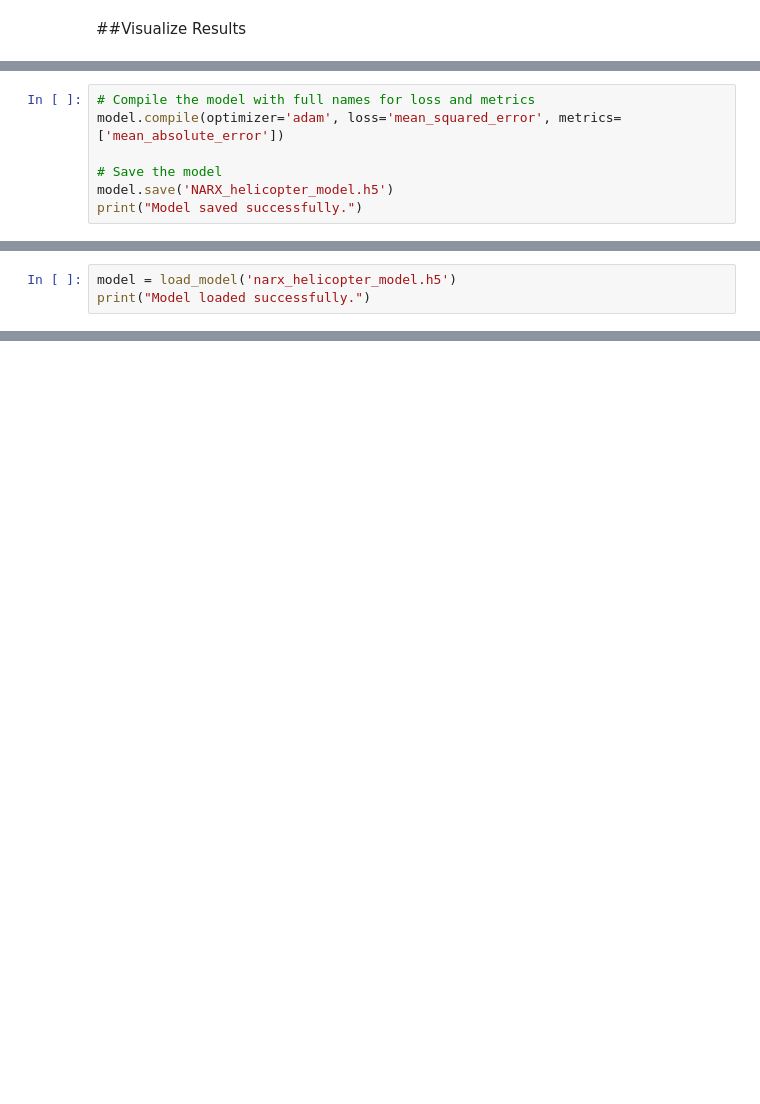
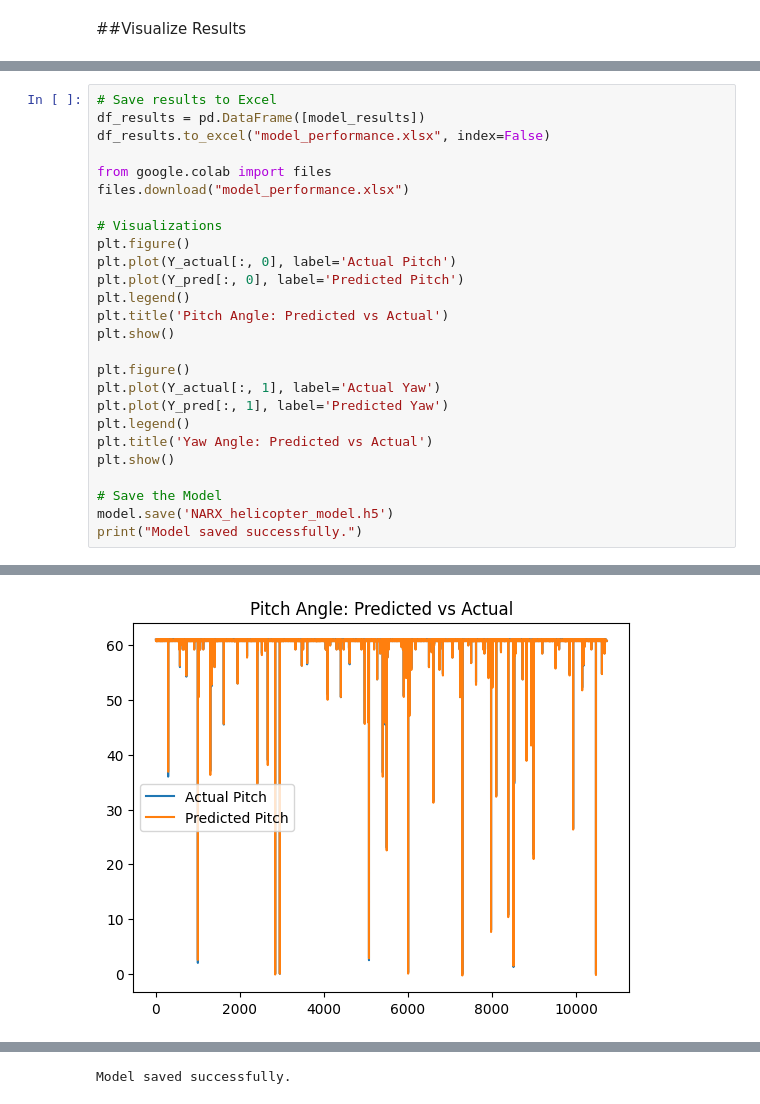
Before and after one commit to Ahmed-Magdi1/2DOF-Helicopter-NARX, a Jupyter notebook: NARX.ipynb, the cells around one changed output, grey strips where cells are left out. Drawn from its saved outputs; the diff is of its cells as text; blank space fills up the shorter version.

Commit message:
performance model

```diff
--- a/NARX.ipynb
+++ b/NARX.ipynb
@@ -213,8 +175 @@ plt.show()
 [figure]
-# %%
-# Compile the model with full names for loss and metrics
-model.compile(optimizer='adam', loss='mean_squared_error', metrics=['mean_absolute_error'])
-
-# Save the model
-model.save('NARX_helicopter_model.h5')
-print("Model saved successfully.")
@@ -224,3 +175,0 @@ Model saved successfully.
-# %%
-model = load_model('narx_helicopter_model.h5')
-print("Model loaded successfully.")
@@ -229,0 +176,27 @@ Model loaded successfully.
+# %%
+# Save results to Excel
+df_results = pd.DataFrame([model_results])
+df_results.to_excel("model_performance.xlsx", index=False)
+
+from google.colab import files
+files.download("model_performance.xlsx")
+
+# Visualizations
+plt.figure()
+plt.plot(Y_actual[:, 0], label='Actual Pitch')
+plt.plot(Y_pred[:, 0], label='Predicted Pitch')
+plt.legend()
+plt.title('Pitch Angle: Predicted vs Actual')
+plt.show()
+
+plt.figure()
+plt.plot(Y_actual[:, 1], label='Actual Yaw')
+plt.plot(Y_pred[:, 1], label='Predicted Yaw')
+plt.legend()
+plt.title('Yaw Angle: Predicted vs Actual')
+plt.show()
+
+# Save the Model
+model.save('NARX_helicopter_model.h5')
+print("Model saved successfully.")
+# %% [output]
@@ -229,0 +205 @@ Model loaded successfully.
+[figure, added]
@@ -229,0 +208 @@ Model loaded successfully.
+Model saved successfully.
```
Also changed, not shown: parts of 17 cells of this notebook.
